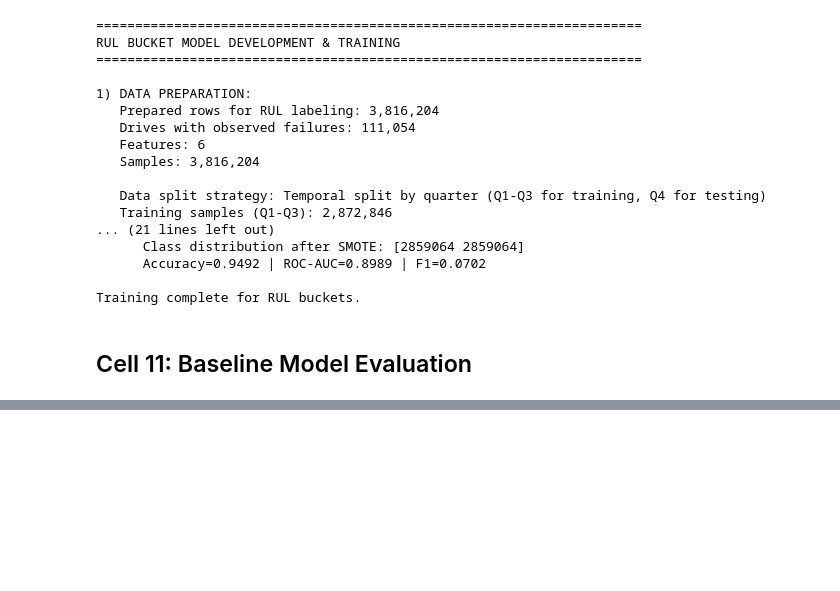
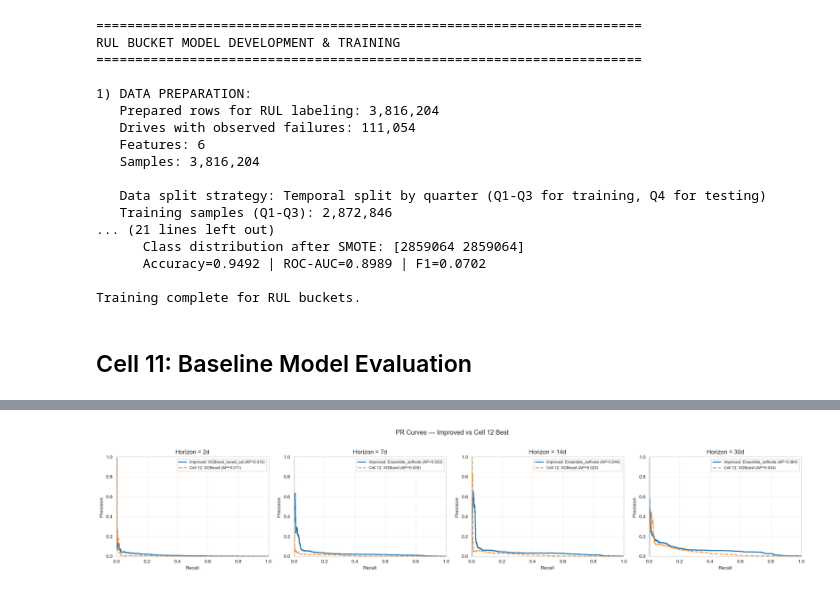
Before and after one commit to abhishek-sub/AIML-Project4, a Jupyter notebook: Project4.ipynb, the cells around one changed output, grey strips where cells are left out. Drawn from its saved outputs; the diff is of its cells as text; code cells hidden in the pictures; blank space fills up the shorter version.

Commit message:
Updated jupyter notebook with more advanced tree based models such as Random Forest Updated ReadMe file with results of the newer models

```diff
--- a/Project4.ipynb
+++ b/Project4.ipynb
@@ -1493,0 +2123,96 @@ TOP 10 ABSOLUTE COEFFICIENTS (Logistic Regression, 30d horizon):
+# %%
+# Cell 13e — Soft-vote ensemble + comparison vs Cell 12 advanced models
+print("="*70)
+print("CELL 13e: ENSEMBLE + COMPARISON")
+print("="*70)
+
+#Soft-vote ensemble across whichever calibrated models ran
+ensemble_names = ['RandomForest_cal', 'LightGBM_tuned_cal', 'XGBoost_tuned_cal']
+for horizon in valid_horizons:
+    parts = [improved_predictions[(n, horizon)]['y_proba']
+             for n in ensemble_names if (n, horizon) in improved_predictions]
+    if len(parts) >= 2:
+        y_test = improved_predictions[(next(n for n in ensemble_names if (n, horizon) in improved_predictions), horizon)]['y_test']
+        avg = np.mean(np.vstack(parts), axis=0)
+        record_result('Ensemble_softvote', horizon, y_test, avg)
+
+#Build improved metrics frame
+improved_metrics_df = pd.DataFrame(improved_metrics)
+print("\nImproved-models metrics:")
+display(improved_metrics_df.round(4))
+
+#Compare best per horizon vs Cell 12 advanced metrics
+if len(improved_metrics_df) and 'advanced_metrics_df' in globals():
+    print("\nBest improved vs best advanced (PR-AUC):")
+    rows = []
+    for horizon in valid_horizons:
+        imp_h = improved_metrics_df[improved_metrics_df['horizon_days'] == horizon]
+        adv_h = advanced_metrics_df[advanced_metrics_df['horizon_days'] == horizon]
+        if imp_h.empty or adv_h.empty:
+            continue
+        imp_best = imp_h.loc[imp_h['pr_auc'].idxmax()]
+        adv_best = adv_h.loc[adv_h['pr_auc'].idxmax()]
+        rows.append({
+            'horizon_days': horizon,
+            'advanced_best_model': adv_best['model'],
+            'advanced_pr_auc':     round(adv_best['pr_auc'], 4),
+            'improved_best_model': imp_best['model'],
+            'improved_pr_auc':     round(imp_best['pr_auc'], 4),
+            'pr_auc_delta':        round(imp_best['pr_auc'] - adv_best['pr_auc'], 4),
+        })
+    if rows:
+        display(pd.DataFrame(rows))
+
+#PR-curve plots: improved best vs Cell 12 best per horizon
+if len(improved_metrics_df) and 'advanced_predictions' in globals():
+    n = len(valid_horizons)
+    fig, axes = plt.subplots(1, max(n, 1), figsize=(5 * max(n, 1), 4), squeeze=False)
+    for i, horizon in enumerate(valid_horizons):
+        ax = axes[0, i]
+        imp_h = improved_metrics_df[improved_metrics_df['horizon_days'] == horizon]
+        if imp_h.empty:
+            ax.set_visible(False); continue
+        imp_best_name = imp_h.loc[imp_h['pr_auc'].idxmax(), 'model']
+        imp_pred = improved_predictions[(imp_best_name, horizon)]
+        p, r, _ = precision_recall_curve(imp_pred['y_test'], imp_pred['y_proba'])
+        ap = average_precision_score(imp_pred['y_test'], imp_pred['y_proba'])
+        ax.plot(r, p, label=f'Improved: {imp_best_name} (AP={ap:.3f})', linewidth=2)
+
+        adv_h = advanced_metrics_df[advanced_metrics_df['horizon_days'] == horizon]
+        if not adv_h.empty:
+            adv_best_name = adv_h.loc[adv_h['pr_auc'].idxmax(), 'model']
+            adv_key = (adv_best_name, horizon)
+            if adv_key in advanced_predictions:
+                ap2 = advanced_predictions[adv_key]
+                # Cell 12 stores predicted probabilities under 'y_pred_proba'
+                adv_proba = ap2.get('y_pred_proba', ap2.get('y_proba'))
+                p2, r2, _ = precision_recall_curve(ap2['y_test'], adv_proba)
+                ap_val = average_precision_score(ap2['y_test'], adv_proba)
+                ax.plot(r2, p2, label=f'Cell 12: {adv_best_name} (AP={ap_val:.3f})',
+                        linewidth=2, linestyle='--', alpha=0.8)
+
+        ax.set_title(f'Horizon = {horizon}d')
+        ax.set_xlabel('Recall'); ax.set_ylabel('Precision')
+        ax.set_xlim(0, 1); ax.set_ylim(0, 1)
+        ax.grid(alpha=0.3); ax.legend(loc='best', fontsize=8)
+    plt.suptitle('PR Curves — Improved vs Cell 12 Best', fontsize=13, y=1.02)
+    plt.tight_layout(); plt.show()
+
+#Confusion matrix at F1-optimal threshold for the overall best
+if len(improved_metrics_df):
+    overall_best = improved_metrics_df.loc[improved_metrics_df['pr_auc'].idxmax()]
+    name, horizon = overall_best['model'], int(overall_best['horizon_days'])
+    pred = improved_predictions[(name, horizon)]
+    thr = pred['best_threshold']
+    y_pred = (pred['y_proba'] >= thr).astype(int)
+    print(f"\nOverall best improved model: {name} @ horizon={horizon}d (PR-AUC={overall_best['pr_auc']:.4f})")
+    print(f"Threshold (max-F1): {thr:.4f}")
+    print("\nClassification report:")
+    print(classification_report(pred['y_test'], y_pred, digits=4, zero_division=0))
+    cm = confusion_matrix(pred['y_test'], y_pred)
+    print("Confusion matrix [tn fp / fn tp]:"); print(cm)
+
+print("\nFurther trade-offs to consider: lower NEG_TO_POS_RATIO + isotonic calibration for")
+print("higher recall at the cost of training time; add longer ROLL_WINDOWS (e.g. [7, 30])")
+print("for richer temporal context; or stack predictions of all three models with a logistic meta-learner.")
+# %% [output]
@@ -1493,0 +2251 @@ TOP 10 ABSOLUTE COEFFICIENTS (Logistic Regression, 30d horizon):
+[figure, added]
```
Also changed, not shown: parts of 27 cells of this notebook, 1 other file.
